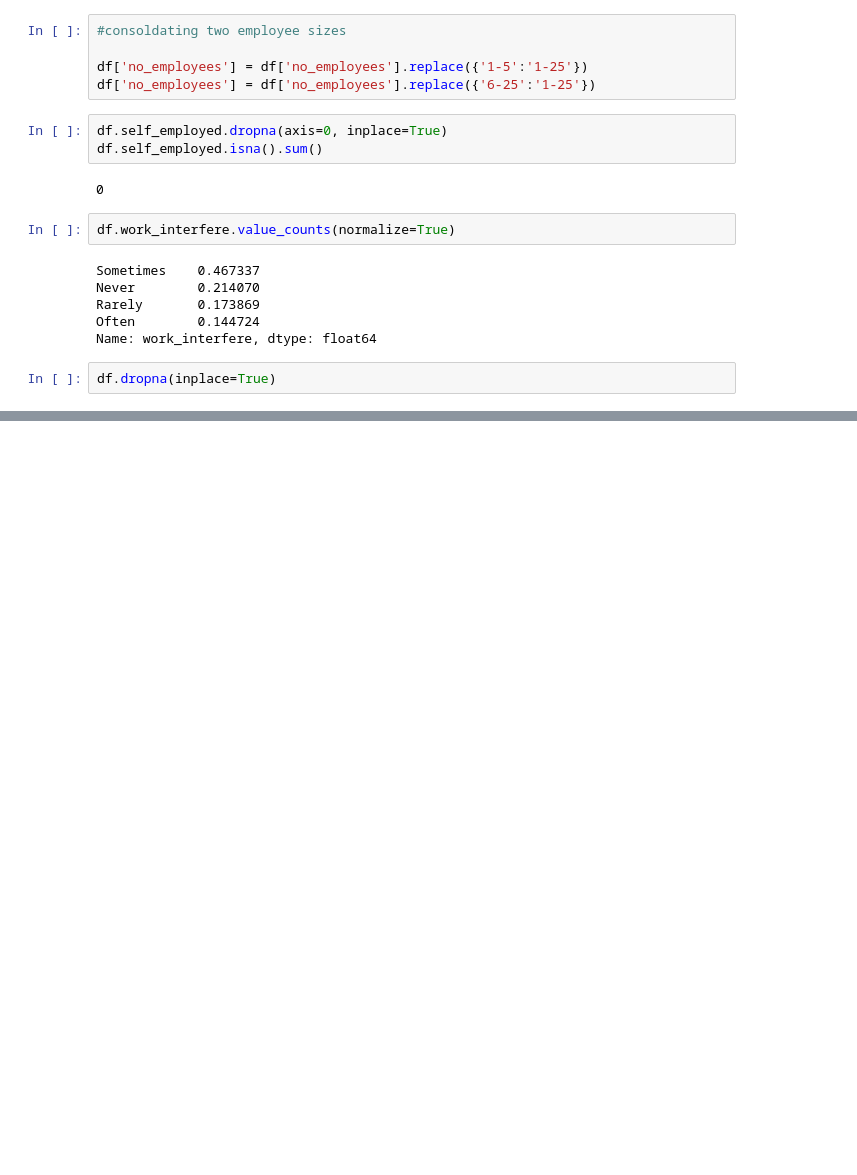
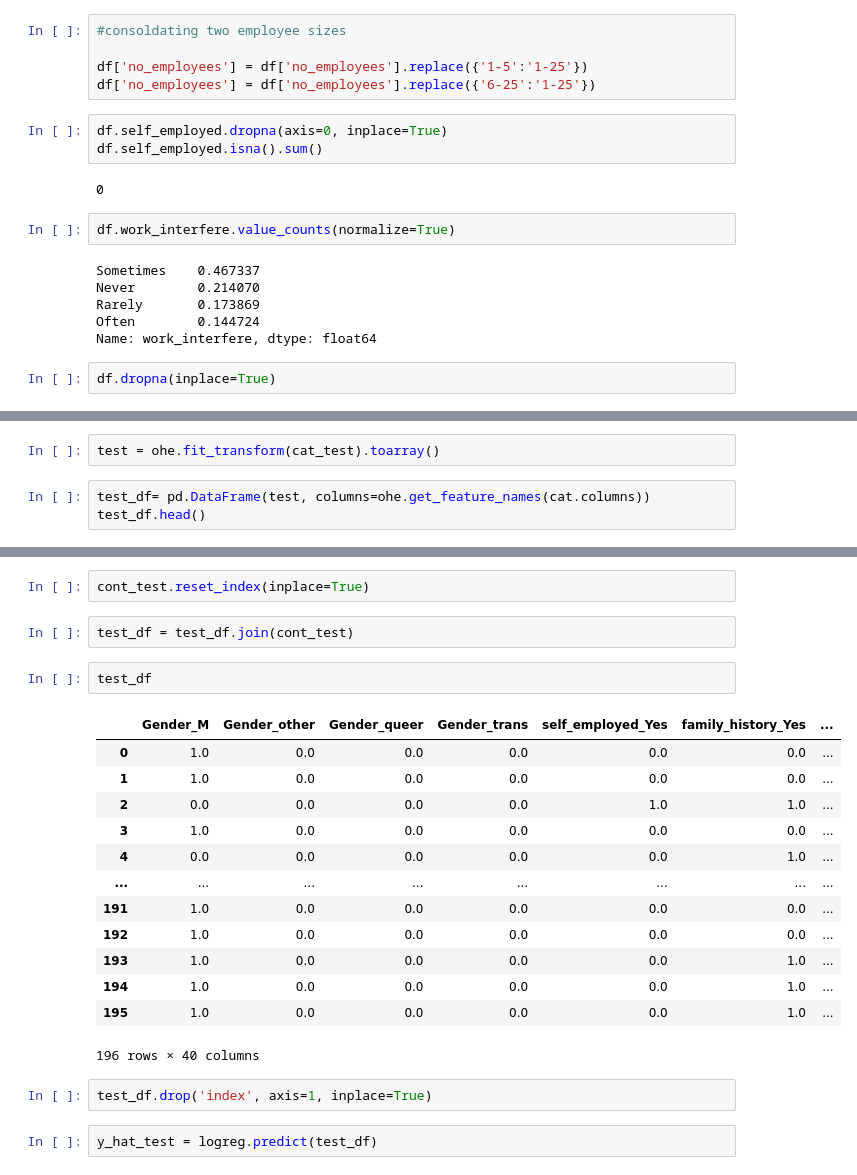
Before and after one commit to ChuckPryor/MentalHealth, a Jupyter notebook: data_prep.ipynb, the cells around one changed output, grey strips where cells are left out. Drawn from its saved outputs; the diff is of its cells as text; blank space fills up the shorter version.

```diff
--- a/data_prep.ipynb
+++ b/data_prep.ipynb
@@ -198,0 +267,5 @@ dtype: int64
+# %%
+test = ohe.fit_transform(cat_test).toarray()
+# %%
+test_df= pd.DataFrame(test, columns=ohe.get_feature_names(cat.columns))
+test_df.head()
@@ -198,0 +280,24 @@ dtype: int64
+# %%
+cont_test.reset_index(inplace=True)
+# %%
+test_df = test_df.join(cont_test)
+# %%
+test_df
+# %% [output]
+|  | Gender_M | Gender_other | Gender_queer | Gender_trans | self_employed_Yes | family_history_Yes | ... |
+| 0 | 1.0 | 0.0 | 0.0 | 0.0 | 0.0 | 0.0 | ... |
+| 1 | 1.0 | 0.0 | 0.0 | 0.0 | 0.0 | 0.0 | ... |
+| 2 | 0.0 | 0.0 | 0.0 | 0.0 | 1.0 | 1.0 | ... |
+| 3 | 1.0 | 0.0 | 0.0 | 0.0 | 0.0 | 0.0 | ... |
+| 4 | 0.0 | 0.0 | 0.0 | 0.0 | 0.0 | 1.0 | ... |
+| ... | ... | ... | ... | ... | ... | ... | ... |
+| 191 | 1.0 | 0.0 | 0.0 | 0.0 | 0.0 | 0.0 | ... |
+| 192 | 1.0 | 0.0 | 0.0 | 0.0 | 0.0 | 0.0 | ... |
+| 193 | 1.0 | 0.0 | 0.0 | 0.0 | 0.0 | 1.0 | ... |
+| 194 | 1.0 | 0.0 | 0.0 | 0.0 | 0.0 | 1.0 | ... |
+| 195 | 1.0 | 0.0 | 0.0 | 0.0 | 0.0 | 1.0 | ... |
+196 rows × 40 columns
+# %%
+test_df.drop('index', axis=1, inplace=True)
+# %%
+y_hat_test = logreg.predict(test_df)
```
Also changed, not shown: parts of 55 cells of this notebook, 1 other file.
